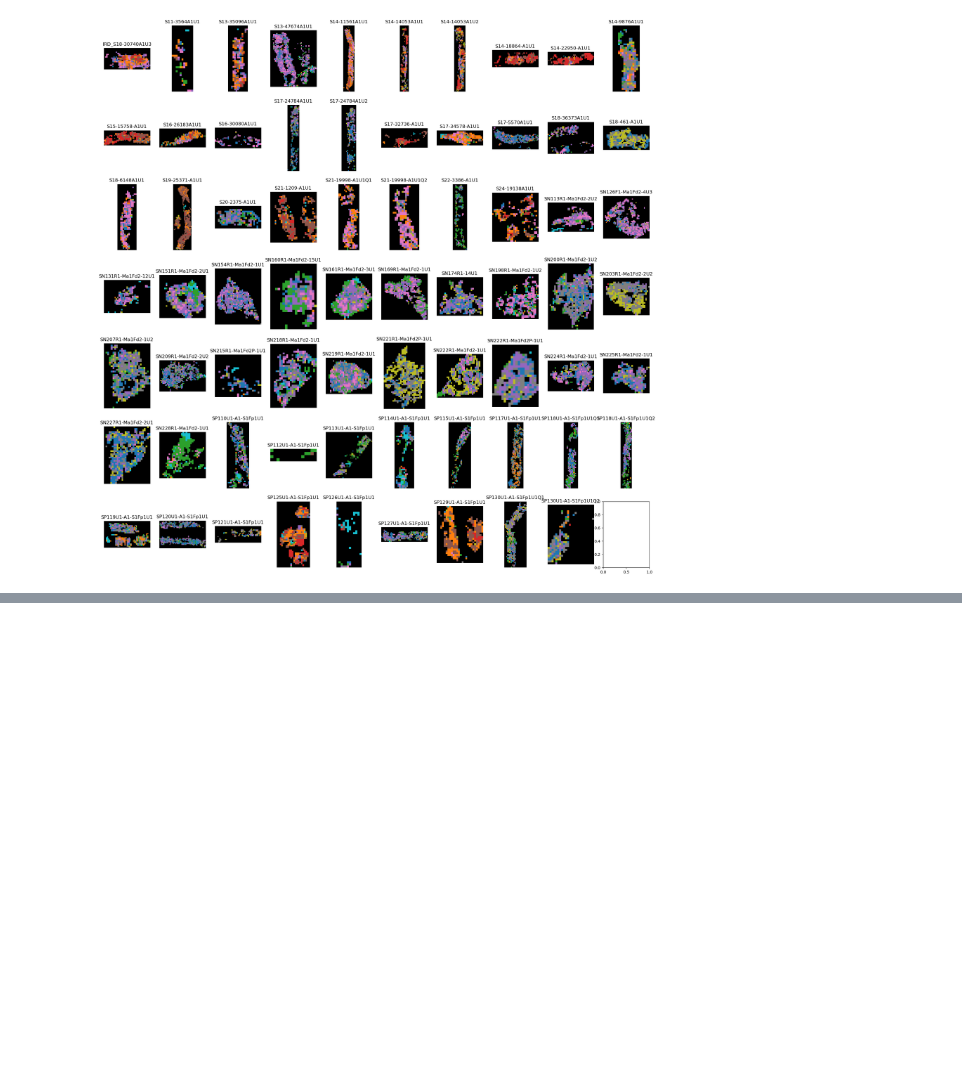
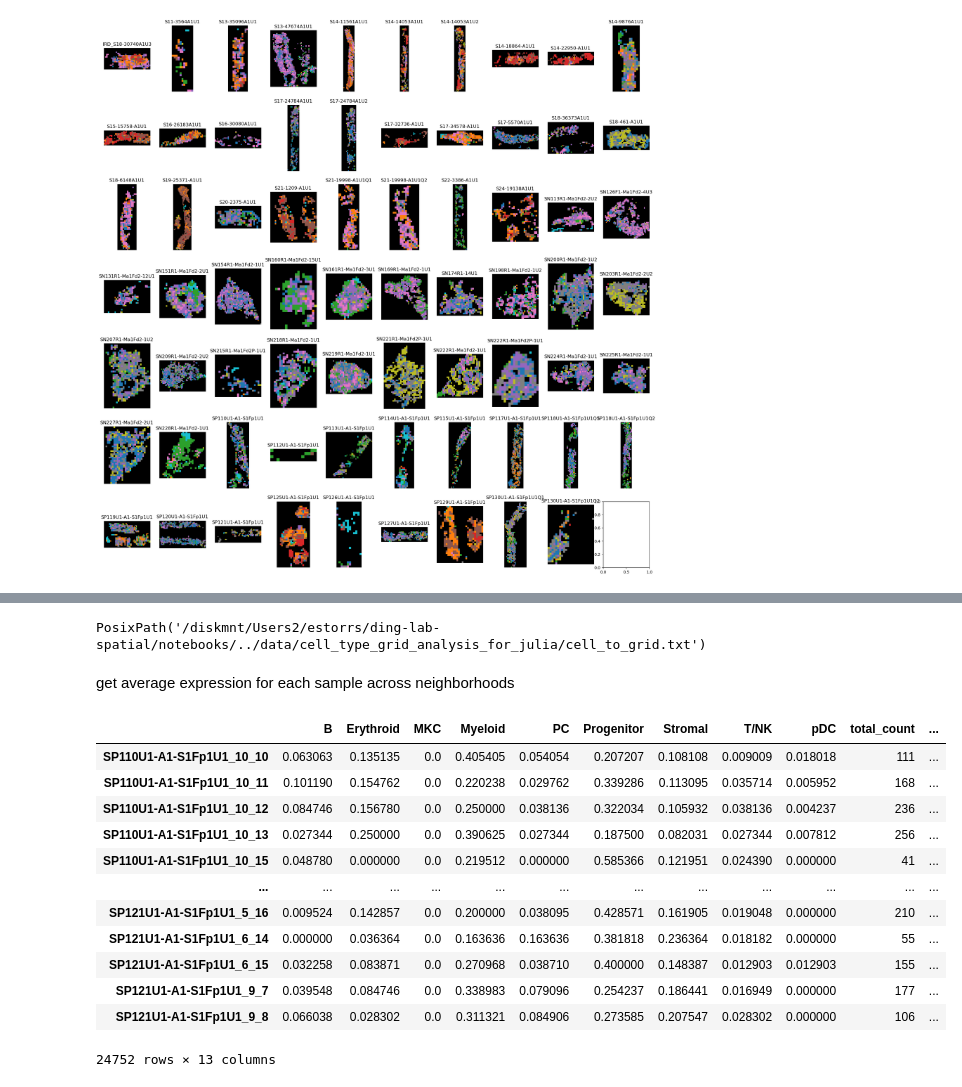
Before and after one commit to ding-lab/ding-lab-spatial, a Jupyter notebook: notebooks/cell_type_grid_analysis_for_julia.ipynb, the cells around one changed output, grey strips where cells are left out. Drawn from its saved outputs; the diff is of its cells as text; code cells hidden in the pictures; blank space fills up the shorter version.

Commit message:
updated julia naalysis

```diff
--- a/notebooks/cell_type_grid_analysis_for_julia.ipynb
+++ b/notebooks/cell_type_grid_analysis_for_julia.ipynb
@@ -443,0 +459,18 @@ plt.savefig(output_dir / 'clusters.svg')
+# %%
+dfs = []
+for sid, row in meta.iterrows():
+    print(sid)
+    spaceranger_dir = Path(row['Output.file.path'])
+    cell_df = pd.read_parquet(spaceranger_dir / 'cells.parquet').set_index('cell_id')
+    cell_df['barcode'] = cell_df.index
+    cell_df['sid'] = sid
+    cell_df.index = [f'{b}_{sid}' for b, sid in cell_df[['barcode', 'sid']].values]
+
+    cell_df['x_grid'] = (cell_df['x_centroid'] // grid_size).astype(int)
+    cell_df['y_grid'] = (cell_df['y_centroid'] // grid_size).astype(int)
+    cell_df['grid'] = [f'{x}_{y}' for x, y in cell_df[['x_grid', 'y_grid']].values]
+
+
+    dfs.append(cell_df[['sid', 'barcode', 'grid']])
+df = pd.concat(dfs)
+df
@@ -443,0 +510,25 @@ plt.savefig(output_dir / 'clusters.svg')
+# %%
+(output_dir / 'cell_to_grid.txt').absolute()
+# %% [output]
+PosixPath('/diskmnt/Users2/estorrs/ding-lab-spatial/notebooks/../data/cell_type_grid_analysis_for_julia/cell_to_grid.txt')
+# %% [markdown]
+get average expression for each sample across neighborhoods
+# %%
+fractions = pd.read_csv(output_dir / 'all_fractions.txt', sep='\t', index_col=0)
+ident_to_cluster = {f'{sid}_{grid}':cluster for sid, grid, cluster in fractions[['sid', 'grid', 'cluster']].values}
+
+fractions
+# %% [output]
+|  | B | Erythroid | MKC | Myeloid | PC | Progenitor | Stromal | T/NK | pDC | total_count | ... |
+| SP110U1-A1-S1Fp1U1_10_10 | 0.063063 | 0.135135 | 0.0 | 0.405405 | 0.054054 | 0.207207 | 0.108108 | 0.009009 | 0.018018 | 111 | ... |
+| SP110U1-A1-S1Fp1U1_10_11 | 0.101190 | 0.154762 | 0.0 | 0.220238 | 0.029762 | 0.339286 | 0.113095 | 0.035714 | 0.005952 | 168 | ... |
+| SP110U1-A1-S1Fp1U1_10_12 | 0.084746 | 0.156780 | 0.0 | 0.250000 | 0.038136 | 0.322034 | 0.105932 | 0.038136 | 0.004237 | 236 | ... |
+| SP110U1-A1-S1Fp1U1_10_13 | 0.027344 | 0.250000 | 0.0 | 0.390625 | 0.027344 | 0.187500 | 0.082031 | 0.027344 | 0.007812 | 256 | ... |
+| SP110U1-A1-S1Fp1U1_10_15 | 0.048780 | 0.000000 | 0.0 | 0.219512 | 0.000000 | 0.585366 | 0.121951 | 0.024390 | 0.000000 | 41 | ... |
+| ... | ... | ... | ... | ... | ... | ... | ... | ... | ... | ... | ... |
+| SP121U1-A1-S1Fp1U1_5_16 | 0.009524 | 0.142857 | 0.0 | 0.200000 | 0.038095 | 0.428571 | 0.161905 | 0.019048 | 0.000000 | 210 | ... |
+| SP121U1-A1-S1Fp1U1_6_14 | 0.000000 | 0.036364 | 0.0 | 0.163636 | 0.163636 | 0.381818 | 0.236364 | 0.018182 | 0.000000 | 55 | ... |
+| SP121U1-A1-S1Fp1U1_6_15 | 0.032258 | 0.083871 | 0.0 | 0.270968 | 0.038710 | 0.400000 | 0.148387 | 0.012903 | 0.012903 | 155 | ... |
+| SP121U1-A1-S1Fp1U1_9_7 | 0.039548 | 0.084746 | 0.0 | 0.338983 | 0.079096 | 0.254237 | 0.186441 | 0.016949 | 0.000000 | 177 | ... |
+| SP121U1-A1-S1Fp1U1_9_8 | 0.066038 | 0.028302 | 0.0 | 0.311321 | 0.084906 | 0.273585 | 0.207547 | 0.028302 | 0.000000 | 106 | ... |
+24752 rows × 13 columns
```
Also changed, not shown: parts of 8 cells of this notebook.
